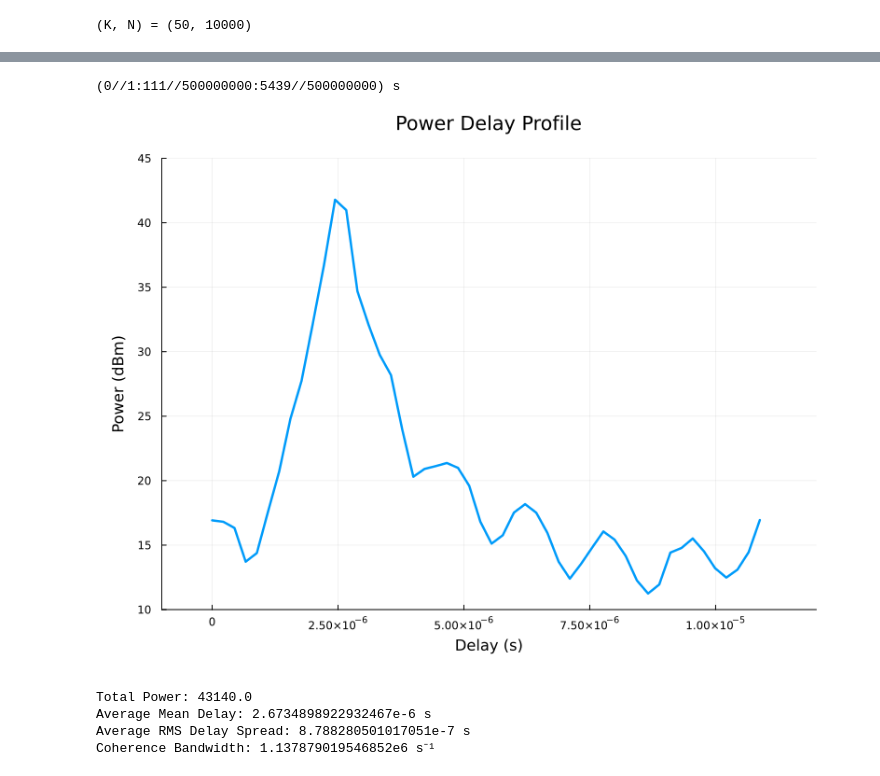
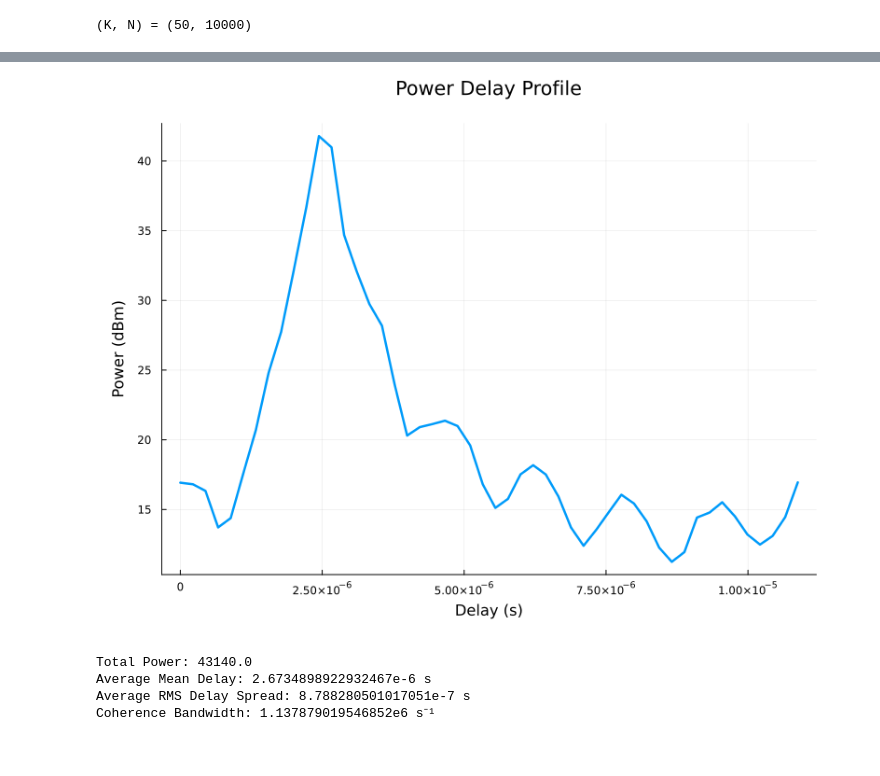
Before and after one commit to setrar/RADIO, a Jupyter notebook: Assignements/2/REPORT.ipynb, the cells around one changed output, grey strips where cells are left out. Drawn from its saved outputs; the diff is of its cells as text; code cells hidden in the pictures.

```diff
--- a/Assignements/2/REPORT.ipynb
+++ b/Assignements/2/REPORT.ipynb
@@ -311,5 +311,9 @@ savefig(hp, "images/pdp_heatmap.png");
 # Define the delay time vector (assuming sampling interval of 222 ns)
 Δt = uconvert(u"s", 222u"ns");
 τ = Δt * (0:(K - 1))
+
+# Convert τ to microseconds for plotting
+τₘₛ = τ / u"μs"
+
+# Calculate PDP in dBm for plotting
+𝑷ₗₙ₁₀ = 10 .* log10.(𝑷ₜ);
-# %% [output]
-(0//1:111//500000000:5439//500000000) s
@@ -316,17 +332,15 @@ savefig(hp, "images/pdp_heatmap.png");
 # %%
-# Calculate PDP in dBm for plotting
-𝑷ₗₙ₁₀ = 10 .* log10.(𝑷ₜ)
 
 # Plot the results
 plot(τ, 𝑷ₗₙ₁₀, xlabel="Delay", ylabel="Power (dBm)", title="Power Delay Profile", label="PDP"
     , linewidth = 2.5
-    , xlims = (-0.1e-5 , 1.2e-5), ylims = (10 , 45 )
+    # , xlims = (-0.1e-5 , 1.2e-5), ylims = (10 , 45 )
     , size = (800,600)
     , legend = :false
     , margin = 5mm
 )
 # %% [output]
-[figure, old version]
+[figure, new version]
 # %%
 # Convert PDP from dBm to linear scale for calculations
 𝑷ₗᵢₙₑₐᵣ = 10 .^ (𝑷ₗₙ₁₀ / 10)
```
Also changed, not shown: parts of 1 cell of this notebook.
